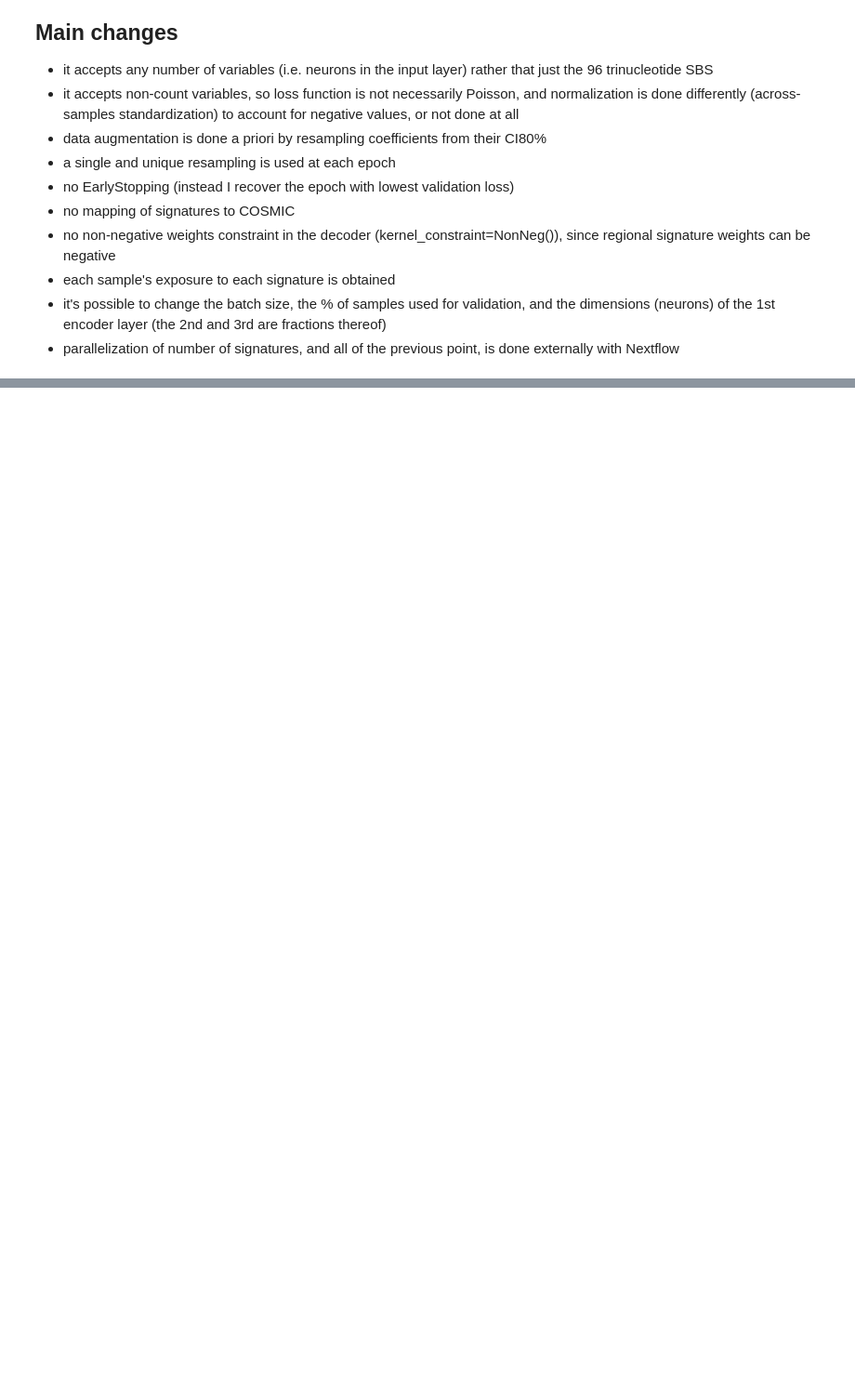
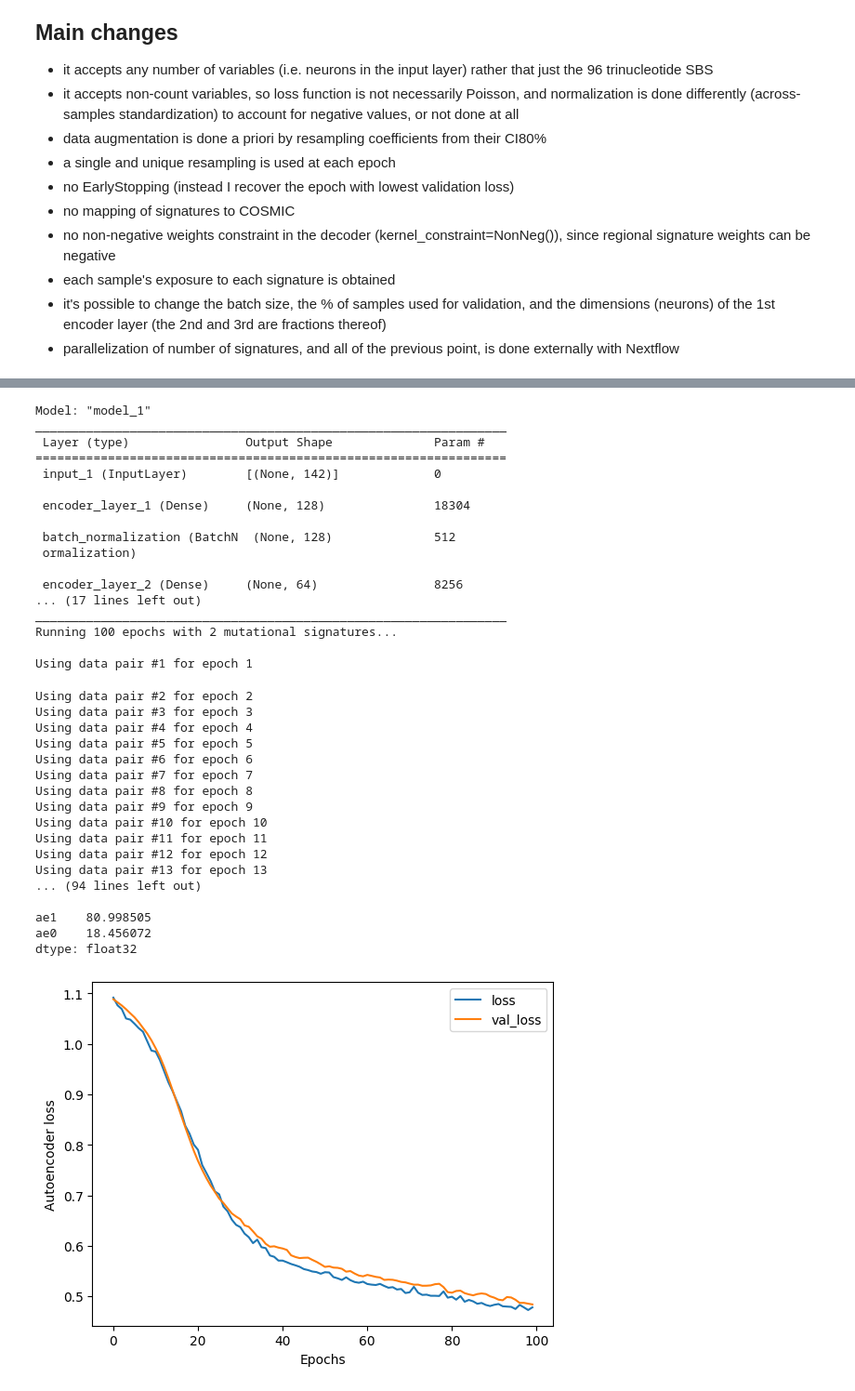
Before and after one commit to mmaalvarez/regMUSE-XAE, a Jupyter notebook: regMUSE_XAE.ipynb, the cells around one changed output, grey strips where cells are left out. Shown: that part at 93% size. Drawn from its saved outputs; the diff is of its cells as text; code cells hidden in the pictures; blank space fills up the shorter version.

Commit message:
code to plot losses across parameters

```diff
--- a/regMUSE_XAE.ipynb
+++ b/regMUSE_XAE.ipynb
@@ -34,7 +34,7 @@ parser.add_argument('--l1_size', type=int, default=128, help='N neurons of the f
 parser.add_argument('--validation_perc', type=int, default=20, help='% of the total samples that is reserved for validation; this is done a priori with 1_parse_input.R')
 parser.add_argument('--loss', type=str, default='mean_squared_error', help='Loss function to use in the autoencoder')
 parser.add_argument('--activation', type=str, default='softplus', help='Activation function')
-parser.add_argument('--normalization', type=bool, default=True, help='Whether or not to perform standardization of the input layer (coefficients)')
+parser.add_argument('--normalization', type=bool, default='True', help='Whether or not to perform standardization of the input layer (coefficients)')
 parser.add_argument('--inputDir', type=str, default='$PWD/datasets/', help='Directory where input data is stored')
 parser.add_argument('--outputDir', type=str, default='$PWD/res/', help='Directory to save results')
 parser.add_argument('--seed', type=int, required=False, help='Specify a seed, otherwise it will be selected based on the current time')
@@ -50,7 +50,7 @@ if 'ipykernel' in sys.modules: # if interactive, pass values manually
     validation_perc = 30
     loss = 'mean_squared_error'
     activation = 'softplus'
-    normalization = False
+    normalization = 'False'
     inputDir = "./datasets/"
     outputDir = "./res/"
 else:
@@ -138,3 +138,4 @@ encoded_real_df.to_csv(output_folder_name + 'signature_exposures.tsv', sep='\t',
 
 # decoder layer weights ("signature weights")
 signature_weights.to_csv(output_folder_name + 'signature_weights.tsv', sep='\t', index= False)
+# %% [output]
@@ -140,0 +144,35 @@ signature_weights.to_csv(output_folder_name + 'signature_weights.tsv', sep='\t',
+Model: "model_1"
+_________________________________________________________________
+ Layer (type)                Output Shape              Param #
+=================================================================
+ input_1 (InputLayer)        [(None, 142)]             0
+
+ encoder_layer_1 (Dense)     (None, 128)               18304
+
+ batch_normalization (BatchN  (None, 128)              512
+ ormalization)
+
+ encoder_layer_2 (Dense)     (None, 64)                8256
+... (17 lines left out)
+_________________________________________________________________
+Running 100 epochs with 2 mutational signatures...
+
+Using data pair #1 for epoch 1
+Using data pair #2 for epoch 2
+Using data pair #3 for epoch 3
+Using data pair #4 for epoch 4
+Using data pair #5 for epoch 5
+Using data pair #6 for epoch 6
+Using data pair #7 for epoch 7
+Using data pair #8 for epoch 8
+Using data pair #9 for epoch 9
+Using data pair #10 for epoch 10
+Using data pair #11 for epoch 11
+Using data pair #12 for epoch 12
+Using data pair #13 for epoch 13
+... (94 lines left out)
+
+ae1    80.998505
+ae0    18.456072
+dtype: float32
+[figure, added]
```
Also changed, not shown: parts of 1 cell of this notebook, 2 other files.
